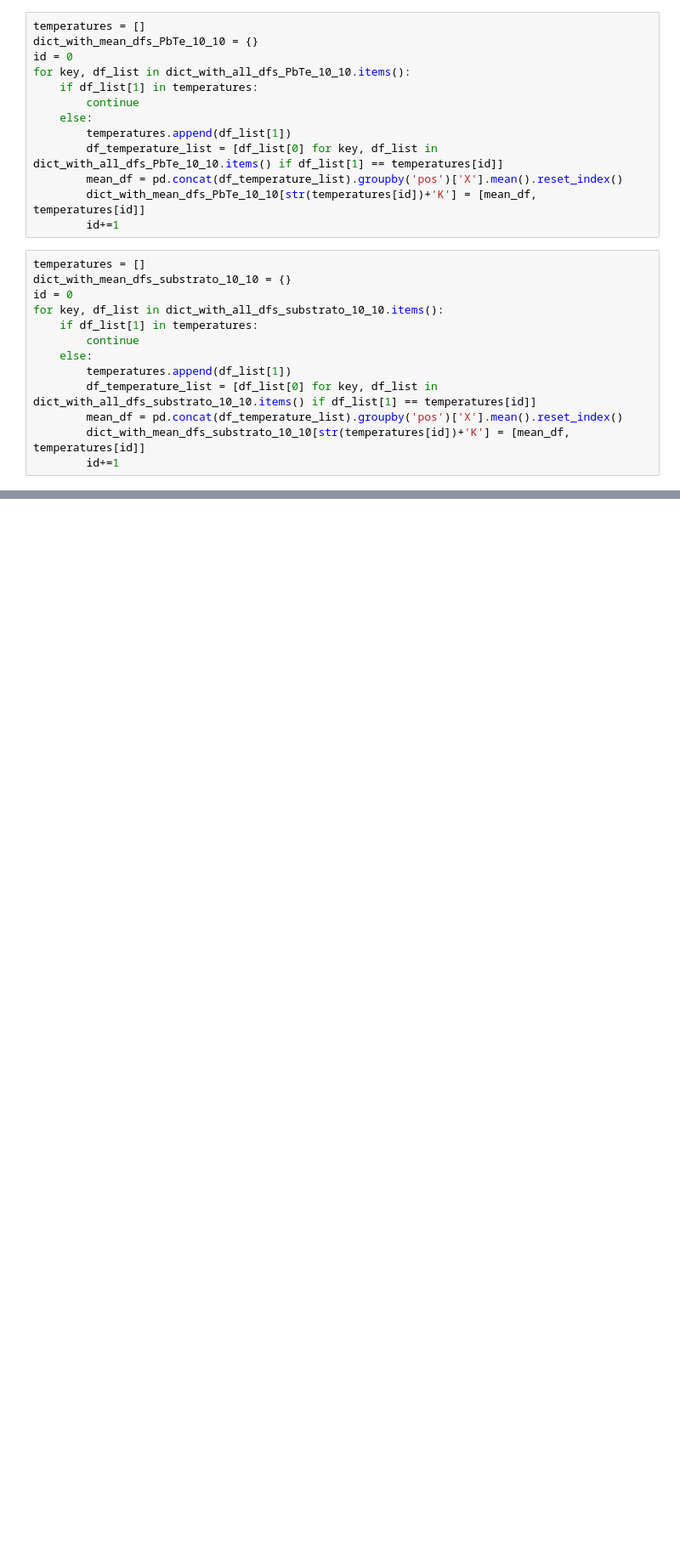
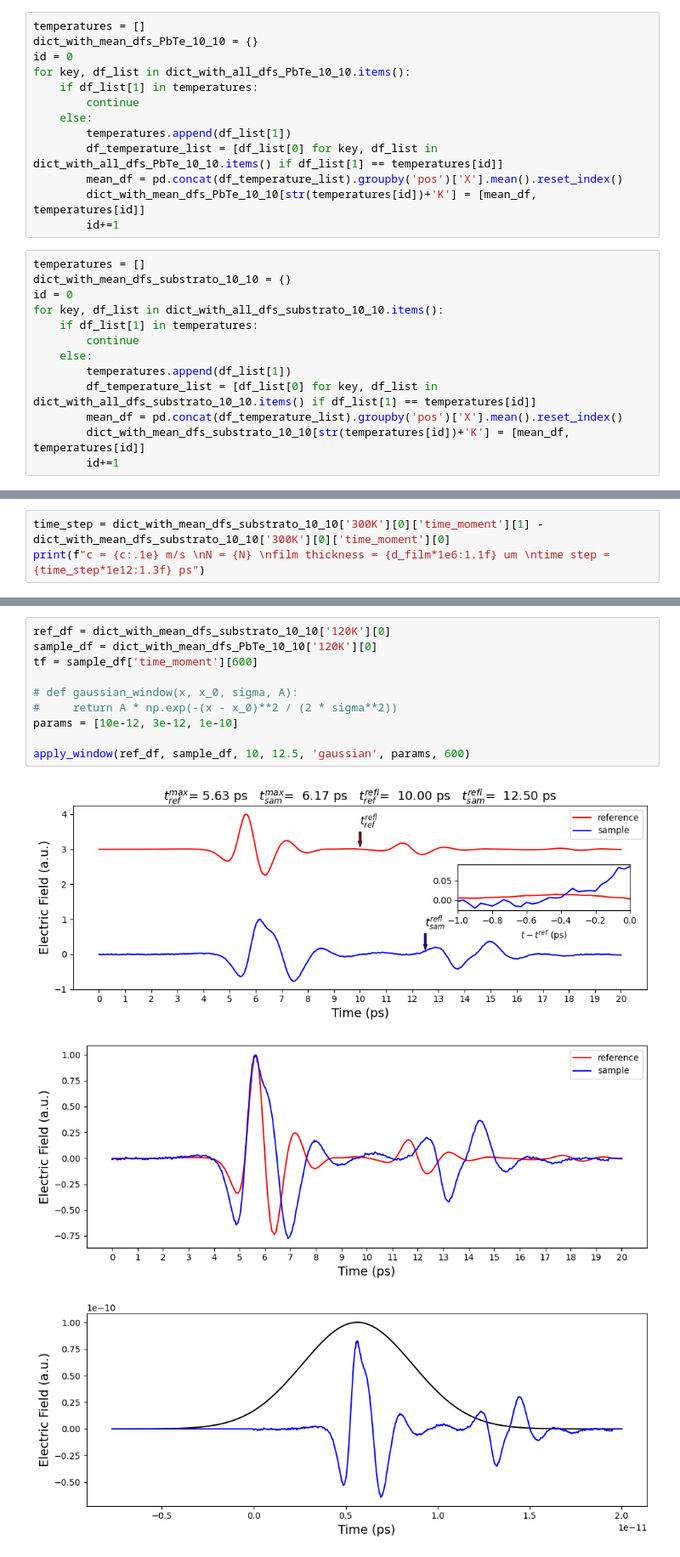
Before and after one commit to estradiote-mau/terahertz-codes2, a Jupyter notebook: PbTe-thinfilm.ipynb, the cells around one changed output, grey strips where cells are left out. Shown at 85% size. Drawn from its saved outputs; the diff is of its cells as text; blank space fills up the shorter version.

```diff
--- a/PbTe-thinfilm.ipynb
+++ b/PbTe-thinfilm.ipynb
@@ -72,0 +103,3 @@ for df in dict_with_mean_dfs_substrato_10_10.values():
+# %%
+time_step = dict_with_mean_dfs_substrato_10_10['300K'][0]['time_moment'][1] - dict_with_mean_dfs_substrato_10_10['300K'][0]['time_moment'][0]
+print(f"c = {c:.1e} m/s \nN = {N} \nfilm thickness = {d_film*1e6:1.1f} um \ntime step = {time_step*1e12:1.3f} ps")
@@ -98,0 +311,14 @@ plt.show()
+# %%
+ref_df = dict_with_mean_dfs_substrato_10_10['120K'][0]
+sample_df = dict_with_mean_dfs_PbTe_10_10['120K'][0]
+tf = sample_df['time_moment'][600]
+
+# def gaussian_window(x, x_0, sigma, A):
+#     return A * np.exp(-(x - x_0)**2 / (2 * sigma**2))
+params = [10e-12, 3e-12, 1e-10]
+
+apply_window(ref_df, sample_df, 10, 12.5, 'gaussian', params, 600)
+# %% [output]
+[figure, added]
+[figure, added]
+[figure, added]
```
Also changed, not shown: parts of 14 cells of this notebook.
